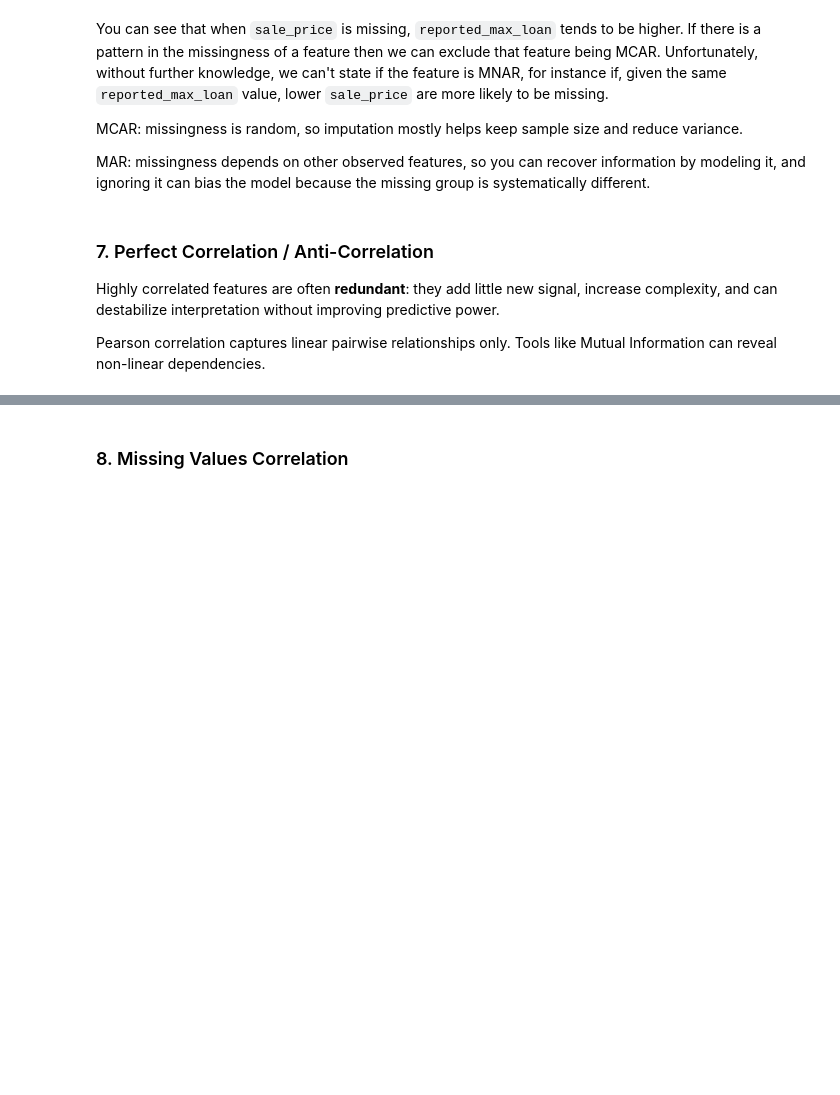
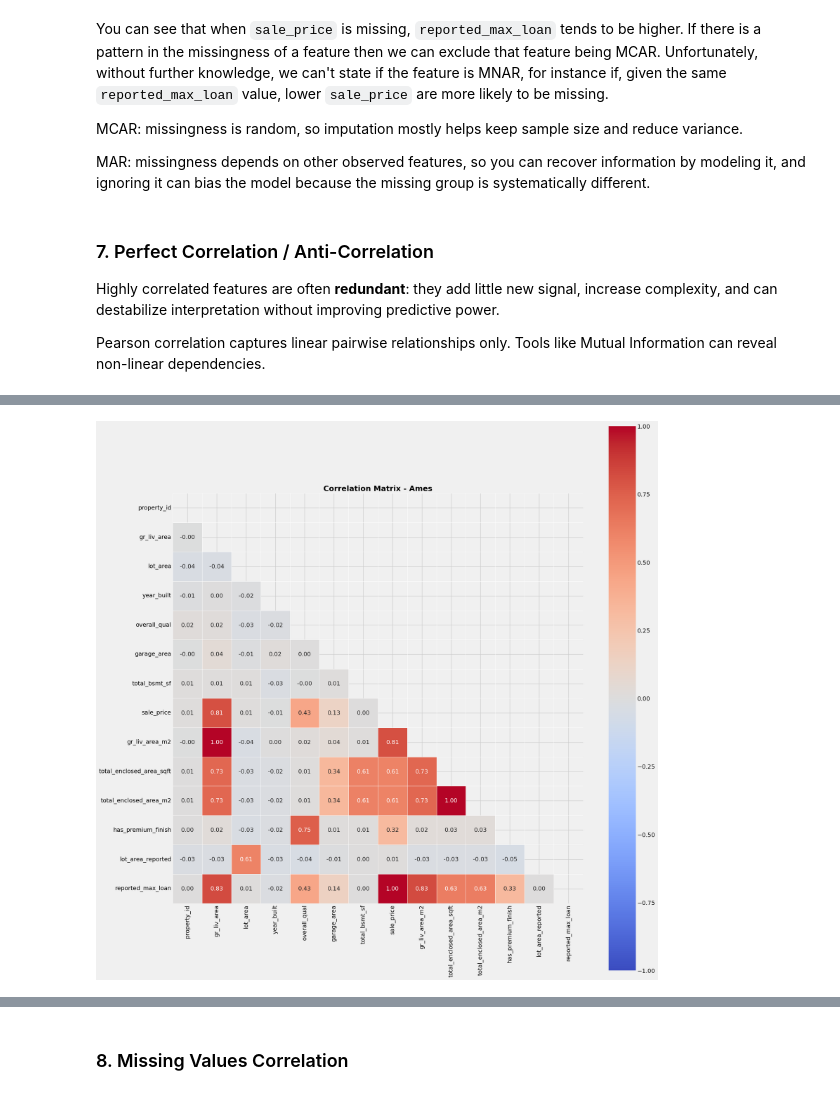
Before and after one commit to CardoAI/ml_industry_course, a Jupyter notebook: day1/datapreprocessing_featureengineering.ipynb, the cells around one changed output, grey strips where cells are left out. Saved outputs shown, nothing was run; the diff lists cells and outputs as text; code cells hidden in the pictures; blank space fills up the shorter version.

```diff
--- a/day1/datapreprocessing_featureengineering.ipynb
+++ b/day1/datapreprocessing_featureengineering.ipynb
@@ -521,2 +509,29 @@ Pearson correlation captures linear pairwise relationships only. Tools like Mutu
 | 81 | total_enclosed_area_sqft | total_enclosed_area_m2 | 1.000000 | 1.000000 | (total_enclosed_area_m2, total_en... |
+# %%
+plt.style.use('fivethirtyeight')
+corr_matrix = ames.select_dtypes("number").corr()
+
+mask = np.triu(np.ones_like(corr_matrix, dtype=bool))
+
+fig, ax = plt.subplots(figsize=(20, 20))
+sns.heatmap(
+    corr_matrix,
+    mask=mask,
+    annot=True,
+    cmap="coolwarm",
+    vmin=-1,
+    vmax=1,
+    fmt=".2f",
+    linewidths=0.5,
+    square=True,
+    ax=ax,
+)
+
+ax.set_title("Correlation Matrix - Ames", fontsize=18, fontweight="bold")
+ax.set_xticklabels(ax.get_xticklabels(), rotation=90)
+ax.set_yticklabels(ax.get_yticklabels(), rotation=0)
+plt.tight_layout()
+plt.show()
+# %% [output]
+[figure, added]
 # %%
```
Also changed, not shown: parts of 27 cells of this notebook, 3 other files.
